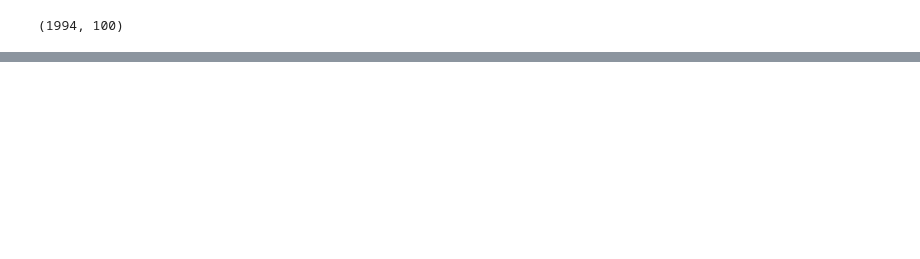
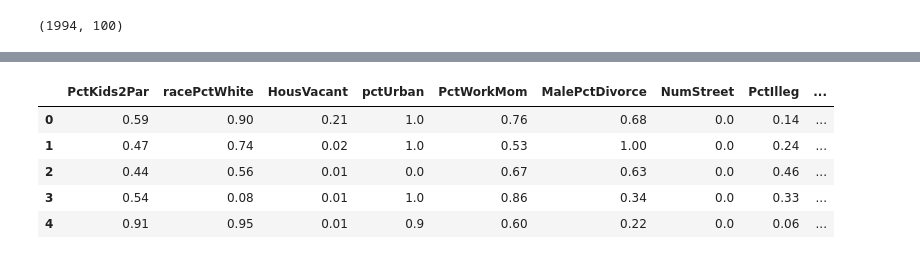
Before and after one commit to kikiMarsovec/SU-vaje, a Jupyter notebook: v2/v2.ipynb, the cells around one changed output, grey strips where cells are left out. Drawn from its saved outputs; the diff is of its cells as text; code cells hidden in the pictures; blank space fills up the shorter version.

```diff
--- a/v2/v2.ipynb
+++ b/v2/v2.ipynb
@@ -168,0 +176,12 @@ plt.show()
+# %%
+# Creating new df with only the atributes from Forward Feature Selection (And the y column)
+df_new_attributes = atributes_list + ["ViolentCrimesPerPop"]
+df_new = df[df_new_attributes]
+df_new.head()
+# %% [output]
+|  | PctKids2Par | racePctWhite | HousVacant | pctUrban | PctWorkMom | MalePctDivorce | NumStreet | PctIlleg | ... |
+| 0 | 0.59 | 0.90 | 0.21 | 1.0 | 0.76 | 0.68 | 0.0 | 0.14 | ... |
+| 1 | 0.47 | 0.74 | 0.02 | 1.0 | 0.53 | 1.00 | 0.0 | 0.24 | ... |
+| 2 | 0.44 | 0.56 | 0.01 | 0.0 | 0.67 | 0.63 | 0.0 | 0.46 | ... |
+| 3 | 0.54 | 0.08 | 0.01 | 1.0 | 0.86 | 0.34 | 0.0 | 0.33 | ... |
+| 4 | 0.91 | 0.95 | 0.01 | 0.9 | 0.60 | 0.22 | 0.0 | 0.06 | ... |
```
Also changed, not shown: parts of 7 cells of this notebook.
